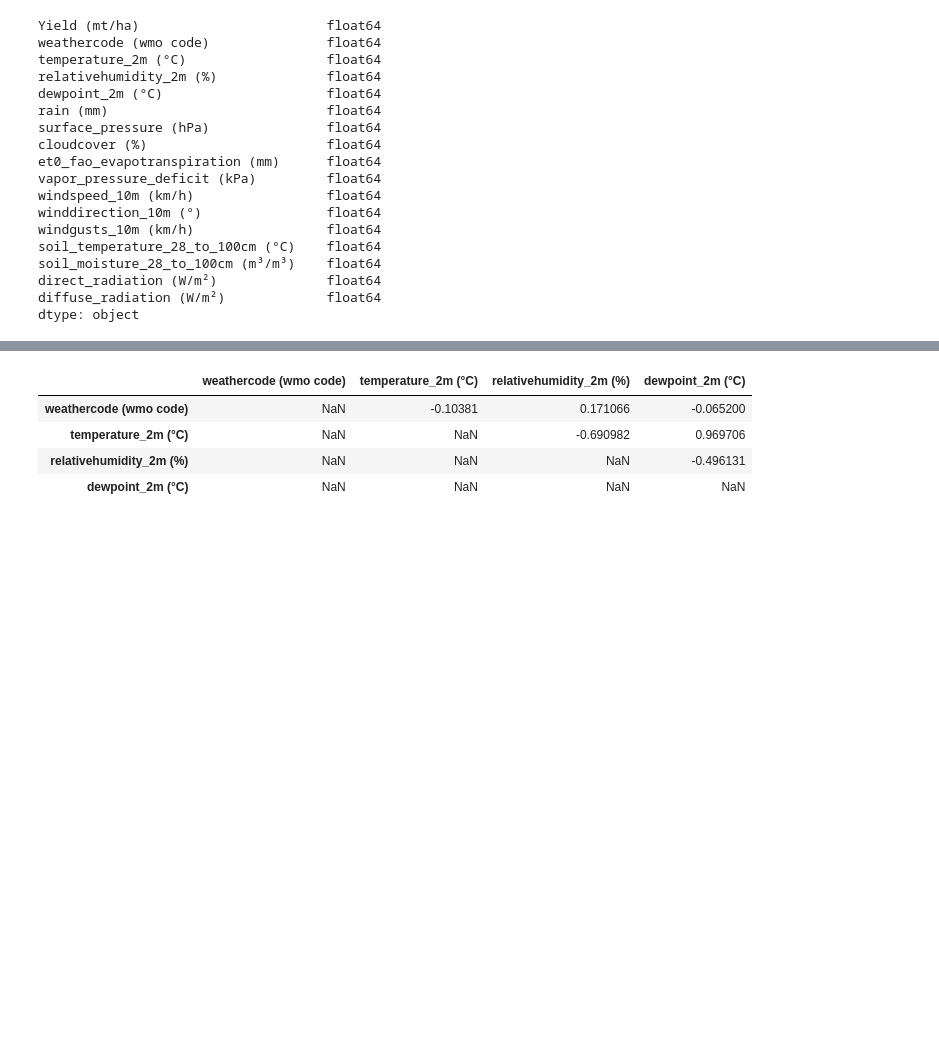
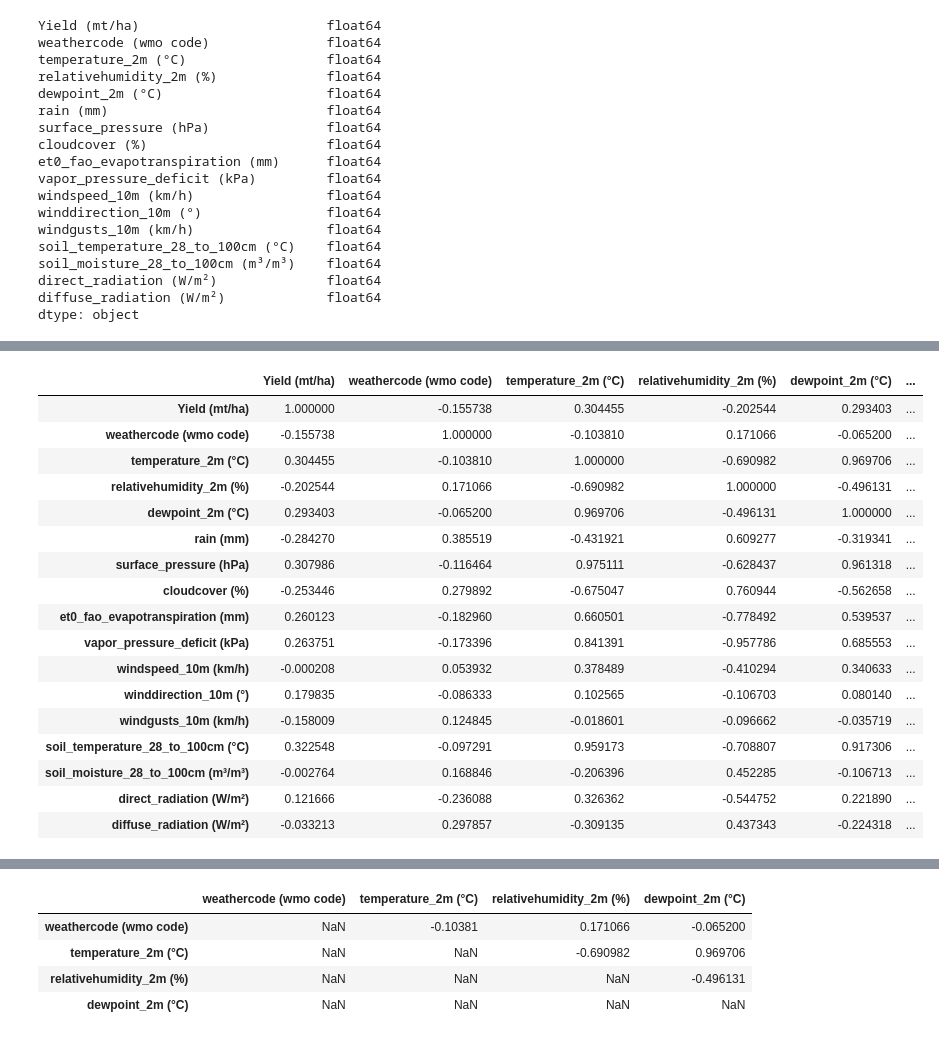
Before and after one commit to darahmanayaga/thesis-2, a Jupyter notebook: preprocessing.ipynb, the cells around one changed output, grey strips where cells are left out. Cells and saved outputs as stored; diff of their text form; code cells hidden in the pictures; blank space fills up the shorter version.

```diff
--- a/preprocessing.ipynb
+++ b/preprocessing.ipynb
@@ -1130,0 +1142,22 @@ corr
+# %%
+corr_matrix = df1.corr()
+corr_matrix
+# %% [output]
+|  | Yield (mt/ha) | weathercode (wmo code) | temperature_2m (°C) | relativehumidity_2m (%) | dewpoint_2m (°C) | ... |
+| Yield (mt/ha) | 1.000000 | -0.155738 | 0.304455 | -0.202544 | 0.293403 | ... |
+| weathercode (wmo code) | -0.155738 | 1.000000 | -0.103810 | 0.171066 | -0.065200 | ... |
+| temperature_2m (°C) | 0.304455 | -0.103810 | 1.000000 | -0.690982 | 0.969706 | ... |
+| relativehumidity_2m (%) | -0.202544 | 0.171066 | -0.690982 | 1.000000 | -0.496131 | ... |
+| dewpoint_2m (°C) | 0.293403 | -0.065200 | 0.969706 | -0.496131 | 1.000000 | ... |
+| rain (mm) | -0.284270 | 0.385519 | -0.431921 | 0.609277 | -0.319341 | ... |
+| surface_pressure (hPa) | 0.307986 | -0.116464 | 0.975111 | -0.628437 | 0.961318 | ... |
+| cloudcover (%) | -0.253446 | 0.279892 | -0.675047 | 0.760944 | -0.562658 | ... |
+| et0_fao_evapotranspiration (mm) | 0.260123 | -0.182960 | 0.660501 | -0.778492 | 0.539537 | ... |
+| vapor_pressure_deficit (kPa) | 0.263751 | -0.173396 | 0.841391 | -0.957786 | 0.685553 | ... |
+| windspeed_10m (km/h) | -0.000208 | 0.053932 | 0.378489 | -0.410294 | 0.340633 | ... |
+| winddirection_10m (°) | 0.179835 | -0.086333 | 0.102565 | -0.106703 | 0.080140 | ... |
+| windgusts_10m (km/h) | -0.158009 | 0.124845 | -0.018601 | -0.096662 | -0.035719 | ... |
+| soil_temperature_28_to_100cm (°C) | 0.322548 | -0.097291 | 0.959173 | -0.708807 | 0.917306 | ... |
+| soil_moisture_28_to_100cm (m³/m³) | -0.002764 | 0.168846 | -0.206396 | 0.452285 | -0.106713 | ... |
+| direct_radiation (W/m²) | 0.121666 | -0.236088 | 0.326362 | -0.544752 | 0.221890 | ... |
+| diffuse_radiation (W/m²) | -0.033213 | 0.297857 | -0.309135 | 0.437343 | -0.224318 | ... |
```
Also changed, not shown: parts of 31 cells of this notebook.
